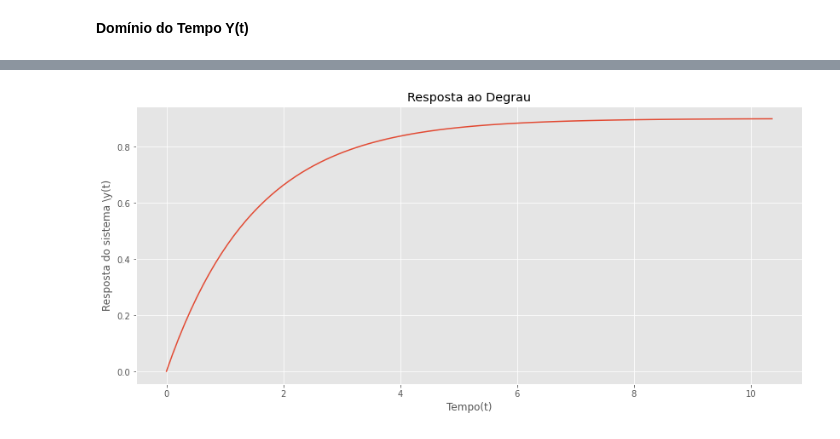
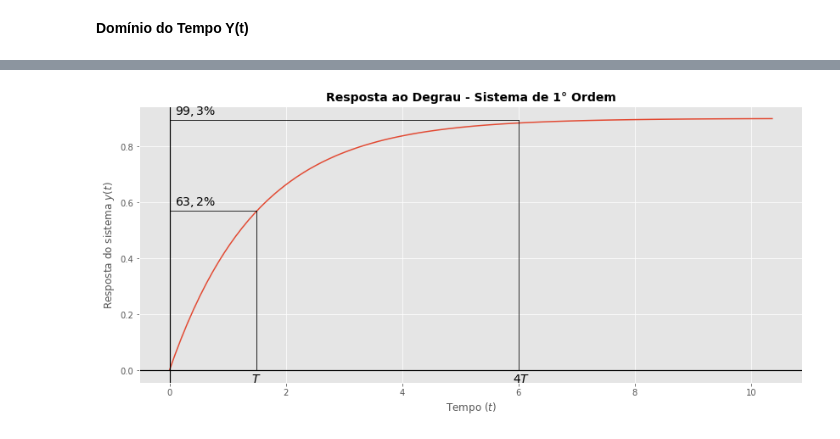
Before and after one commit to Oseiasdfarias/Modelagem_e_Simulacao_de_Sistemas, a Jupyter notebook: analise_generalista_de_um_sistema_de_primeira_Ordem.ipynb, the cells around one changed output, grey strips where cells are left out. Saved outputs shown, nothing was run; the diff lists cells and outputs as text; code cells hidden in the pictures.

```diff
--- a/analise_generalista_de_um_sistema_de_primeira_Ordem.ipynb
+++ b/analise_generalista_de_um_sistema_de_primeira_Ordem.ipynb
@@ -106,20 +204,43 @@ plt.show()
 # %%
 import control as clt
-# %%
-K = 0.9
-tau = 1.5
-
-# Função de Transferência
-num = [K]
-den = [tau, 1]
-G_s = clt.TransferFunction(num, den)
-
-t1, y_t1 = clt.step_response(G_s)
-plt.figure(figsize=(14, 6))
-plt.plot(t1, y_t1)
-plt.title("Resposta ao Degrau")
-plt.xlabel("Tempo(t)")
-plt.ylabel("Resposta do sistema \y(t)")
-plt.show()
-# %% [output]
-[figure, removed]
+# %%
+K = 0.9
+tau = 1.5
+
+# 63,2% do valor k, valor estacionário do sistema
+K_t1 = 0.632*K
+K_t4 = 0.993*K
+
+
+num = [K]                             # Numerador da Função de Transferência
+den = [tau, 1]                        # Denominador da Função de Transferência
+G_s = clt.TransferFunction(num, den)  # Função de Transferência
+
+t1, y_t1 = clt.step_response(G_s)     # Simulação da resposta ao Degrau
+
+
+fig, ax = plt.subplots(1, figsize=(14, 6))
+plt.plot(t1, y_t1)              # Plotagem do gráfico da resposta ao degrau
+
+# Textos dentro os gráficos
+ax.plot([ tau, tau], [0, K_t1],color='black', lw=0.8)
+ax.plot([ tau, 0], [K_t1, K_t1],color='black', lw=0.8)
+ax.text(0.1, K_t1+0.02, "$63,2\%$",fontsize=14)
+ax.text(tau-0.1, -0.045, "$T$",fontsize=14)
+
+# Textos dentro os gráficos
+ax.plot([ 4*tau, 4*tau], [0, K_t4],color='black', lw=0.8)
+ax.plot([ 4*tau, 0], [K_t4, K_t4],color='black', lw=0.8)
+ax.text(0.1, K_t4+0.02, "$99,3\%$",fontsize=14)
+ax.text(4*tau-0.1, -0.045, "$4T$",fontsize=14)
+
+# Eixos x, y
+ax.axhline(0, color='black', lw=1.2)
+ax.axvline(0, color='black', lw=1.2)
+
+plt.title("Resposta ao Degrau - Sistema de 1° Ordem", fontweight="bold", fontsize = 14)
+plt.xlabel("Tempo $(t)$")
+plt.ylabel("Resposta do sistema $y(t)$")
+plt.show()
+# %% [output]
+[figure, added]
```
Also changed, not shown: parts of 8 cells of this notebook.
